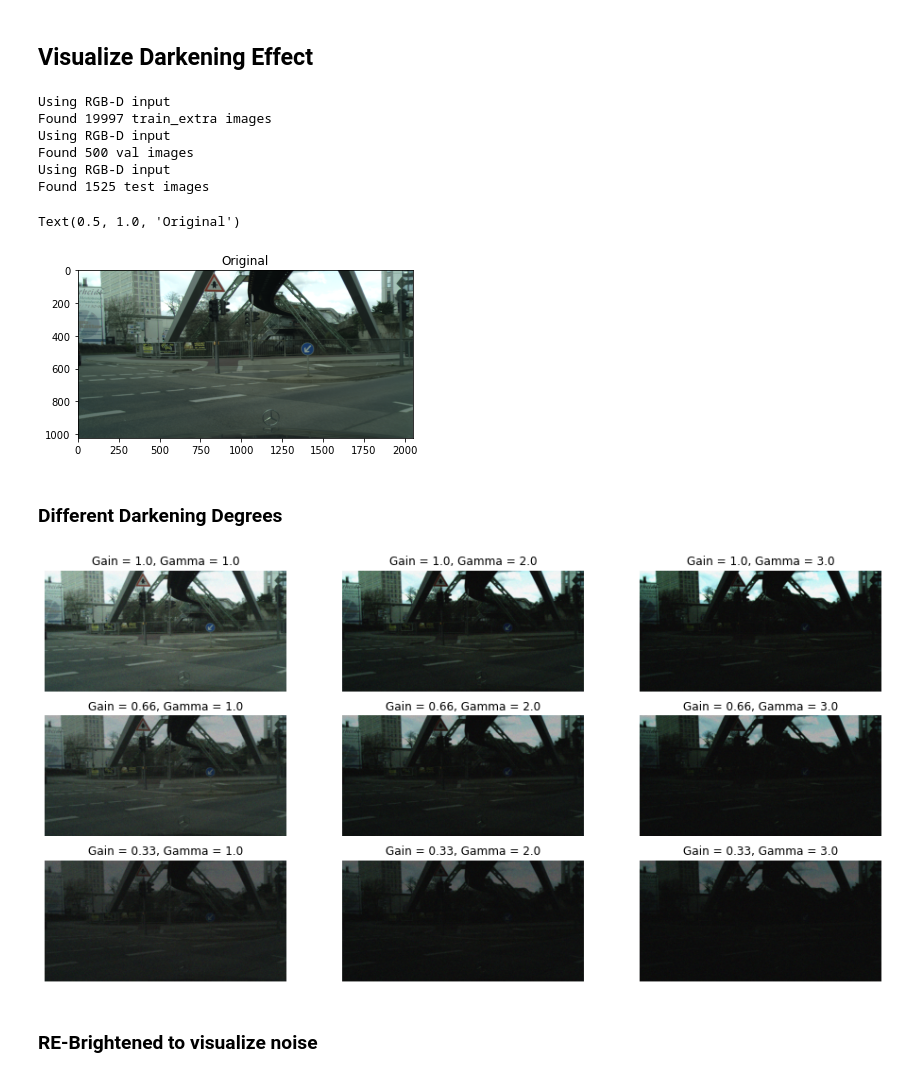
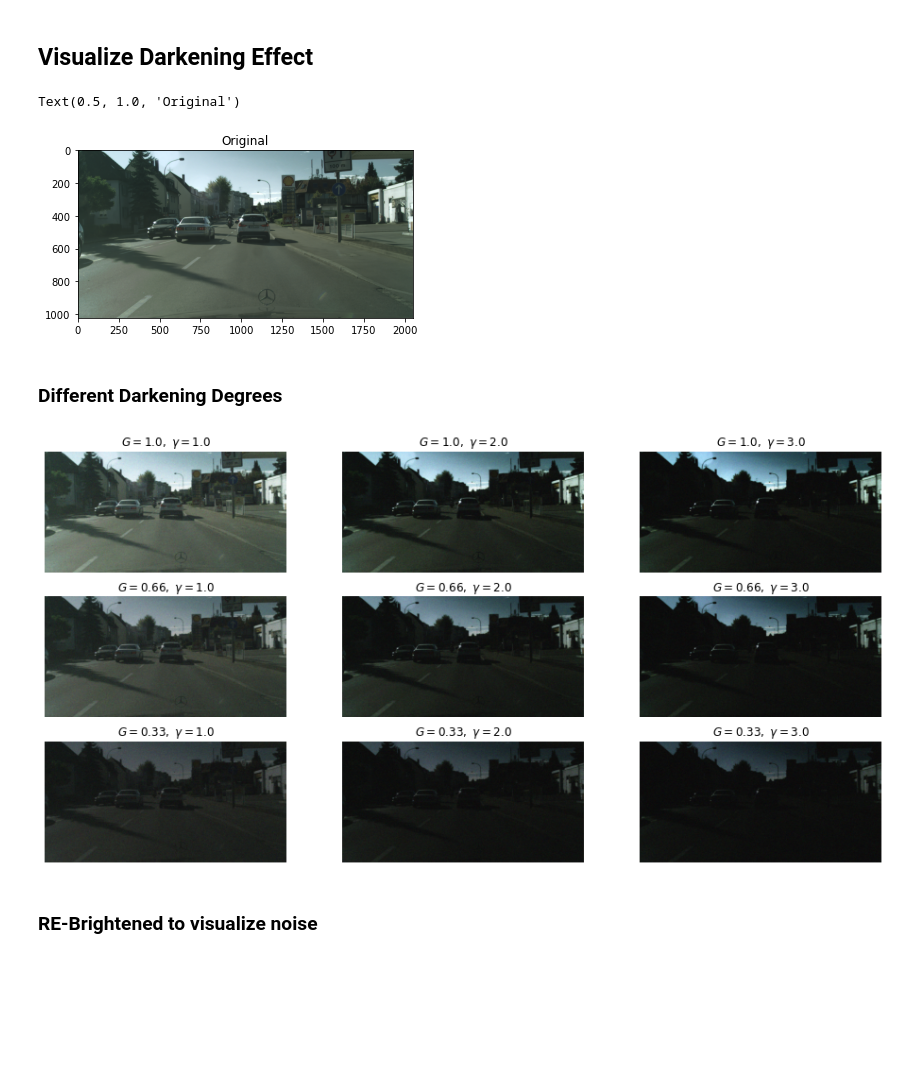
Before and after one commit to crmauceri/pytorch-deeplab-xception, a Jupyter notebook: visualization_scripts/Test_Degree_of_Darkness.ipynb, the cells around one changed output. Drawn from its saved outputs; the diff is of its cells as text; code cells hidden in the pictures; blank space fills up the shorter version.

```diff
--- a/visualization_scripts/Test_Degree_of_Darkness.ipynb
+++ b/visualization_scripts/Test_Degree_of_Darkness.ipynb
@@ -22,27 +22,18 @@ from deeplab3.config.defaults import get_cfg_defaults
 cfg = get_cfg_defaults()
 cfg.merge_from_file('../configs/cityscapes_rgbd.yaml')
 cfg.merge_from_list(['DATASET.ROOT', '../datasets/cityscapes/'])
-# %%
-dataloaders = make_data_loader(cfg)
-# %% [output]
-Using RGB-D input
-Found 19997 train_extra images
-Using RGB-D input
-Found 500 val images
-Using RGB-D input
-Found 1525 test images
 # %%
-dataset = dataloaders[0].dataset
+dataset = make_dataset(cfg, 'val')
 img_path, depth_path, label_path = dataset.get_path(2)
 sample = dataset.loader.get_sample(img_path, depth_path, label_path)
 image = sample['image']
 
 plt.figure()
 plt.imshow(image)
 plt.title("Original")
 # %% [output]
 Text(0.5, 1.0, 'Original')
-[figure, old version]
+[figure, new version]
 # %% [markdown]
 ### Different Darkening Degrees
 # %%
@@ -65,12 +56,12 @@ for i in gain:
 
         plt.subplot(len(gain), len(gamma), index)
         plt.imshow(processed_sample['image'])
-        plt.title("Gain = {}, Gamma = {}".format(i, j))
+        plt.title("$G = {},~\gamma = {}$".format(i, j))
         plt.axis('off')
 
         index += 1
 # %% [output]
-[figure, old version]
+[figure, new version]
 # %% [markdown]
 ### RE-Brightened to visualize noise
 # %%
```
Also changed, not shown: parts of 16 cells of this notebook, 1 other file.
